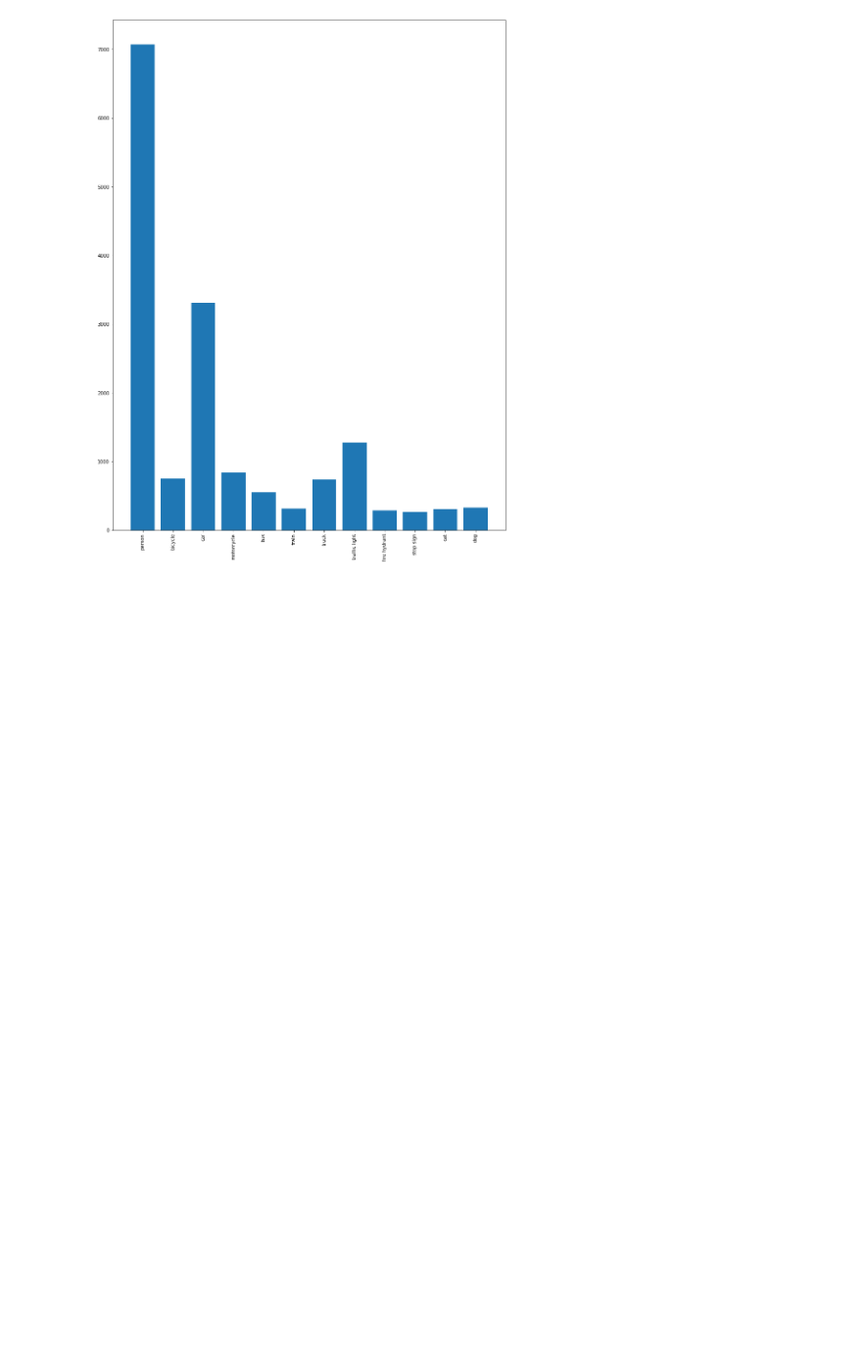
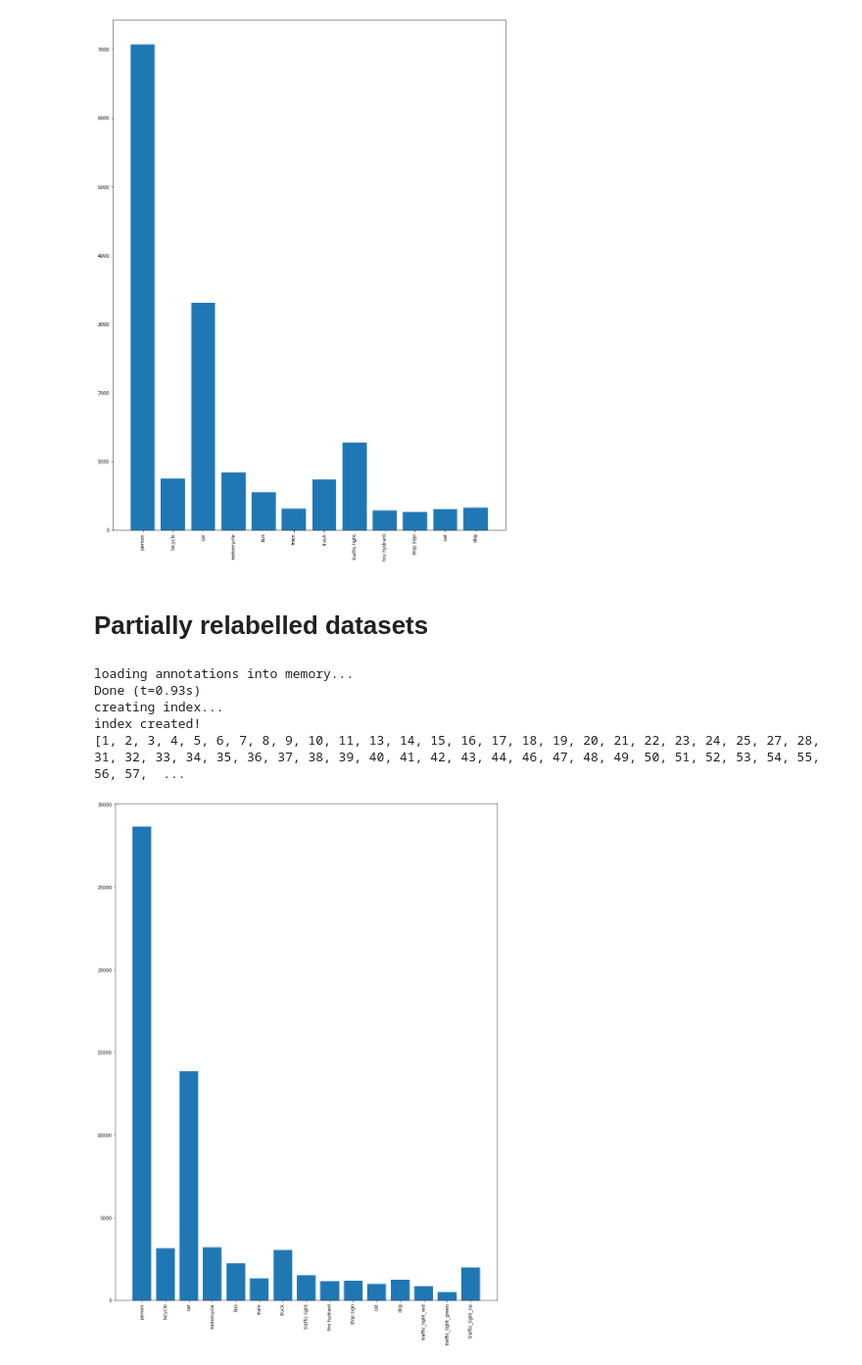
Before and after one commit to daved01/cocoTraffic, a Jupyter notebook: api/dataset_plots.ipynb, the cells around one changed output. Shown at 98% size. Cells and saved outputs as stored; diff of their text form; code cells hidden in the pictures; blank space fills up the shorter version.

```diff
--- a/api/dataset_plots.ipynb
+++ b/api/dataset_plots.ipynb
@@ -112,3 +112,29 @@ Done (t=0.16s)
 creating index...
 index created!
 [figure]
+# %% [markdown]
+# Partially relabelled datasets
+# %%
+annFile='{}/annotations/instances_{}.json'.format("..", "trainTraffic-relabelled")
+# initialize COCO api for instance annotations
+coco=COCO(annFile)
+imgIds = coco.getImgIds()
+# load COCO categories and supercategories
+cats = coco.loadCats(coco.getCatIds())
+# Map category ids to names
+catIds = coco.getCatIds()
+
+catNames = dict()
+for i in range(len(catIds)):
+    catNames[str(cats[i]['id'])] = cats[i]['name']
+# Load annotations
+annIds = coco.getAnnIds(imgIds)
+anns = coco.loadAnns(annIds)
+plot_instances_classes(anns, catNames)
+# %% [output]
+loading annotations into memory...
+Done (t=0.93s)
+creating index...
+index created!
+[1, 2, 3, 4, 5, 6, 7, 8, 9, 10, 11, 13, 14, 15, 16, 17, 18, 19, 20, 21, 22, 23, 24, 25, 27, 28, 31, 32, 33, 34, 35, 36, 37, 38, 39, 40, 41, 42, 43, 44, 46, 47, 48, 49, 50, 51, 52, 53, 54, 55, 56, 57,  ...
+[figure, added]
```
Also changed, not shown: parts of 1 cell of this notebook, 2 other files.
